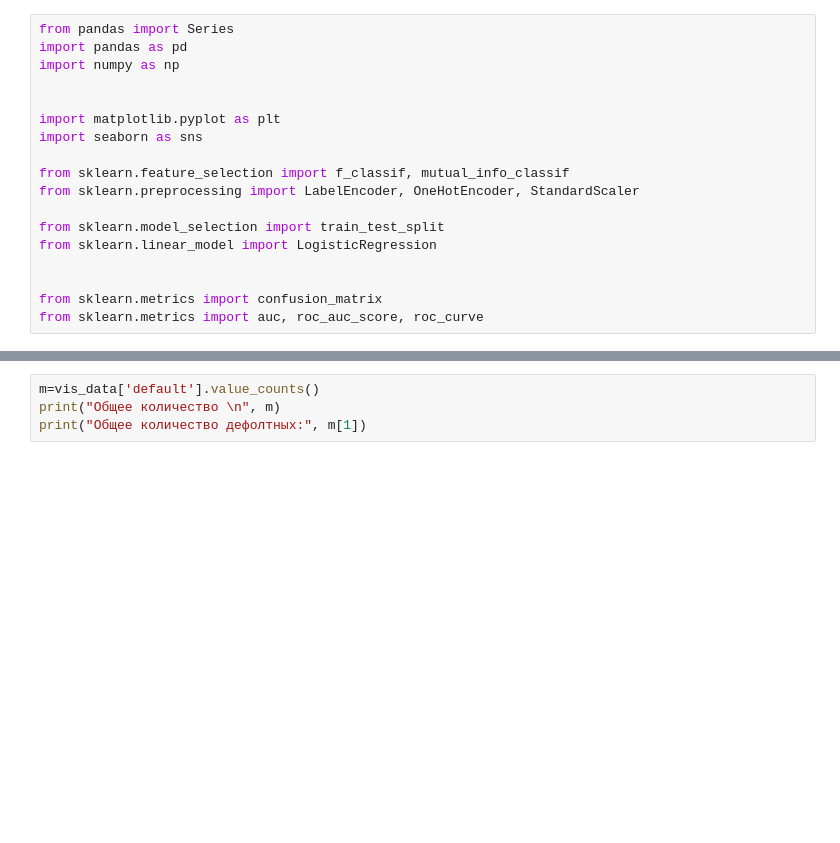
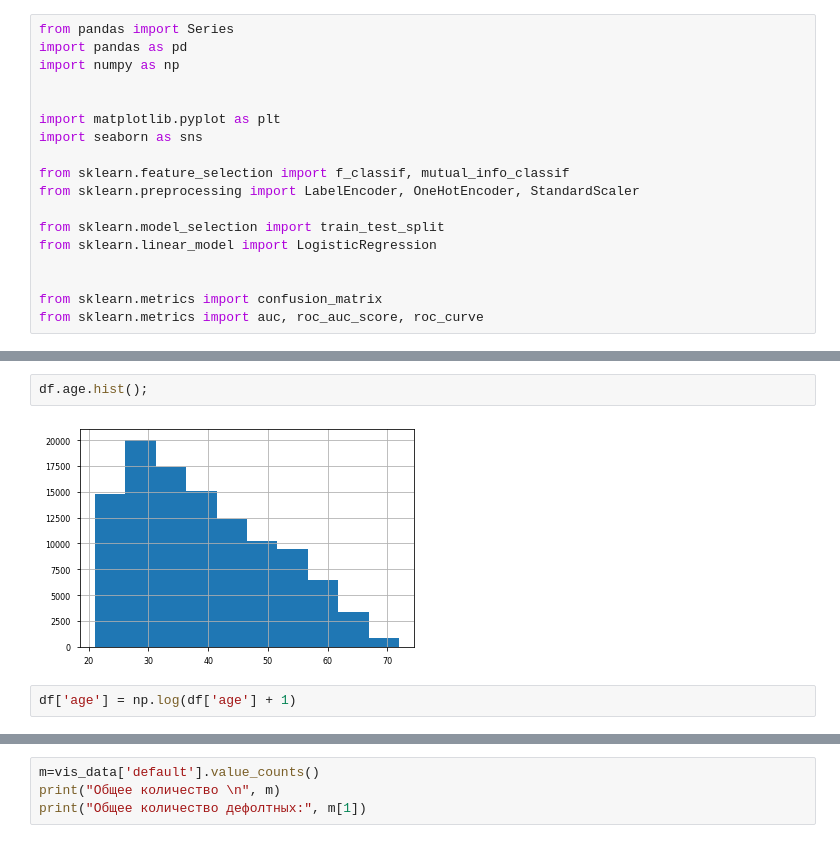
Before and after one commit to saztata/skillfactory_rds, a Jupyter notebook: скоринг банк.ipynb, the cells around one changed output, grey strips where cells are left out. Cells and saved outputs as stored; diff of their text form; blank space fills up the shorter version.

```diff
--- a/скоринг банк.ipynb
+++ b/скоринг банк.ipynb
@@ -158,0 +129,6 @@ for i in num_cols:
+# %%
+df.age.hist();
+# %% [output]
+[figure, added]
+# %%
+df['age'] = np.log(df['age'] + 1)
```
Also changed, not shown: parts of 74 cells of this notebook, 3 other files.
